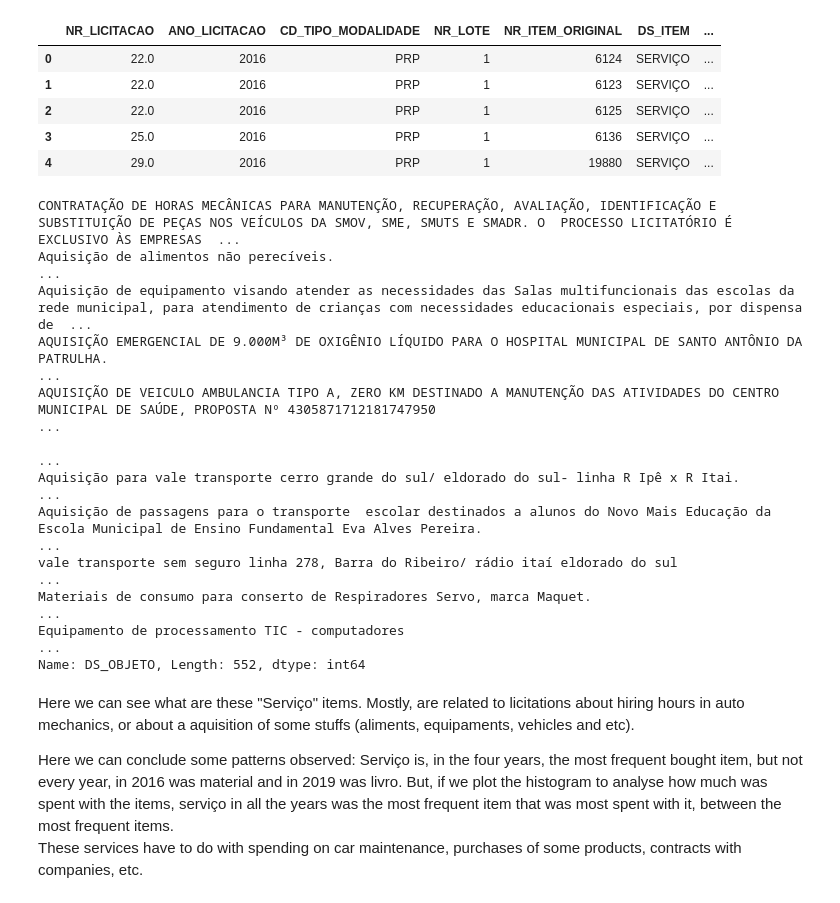
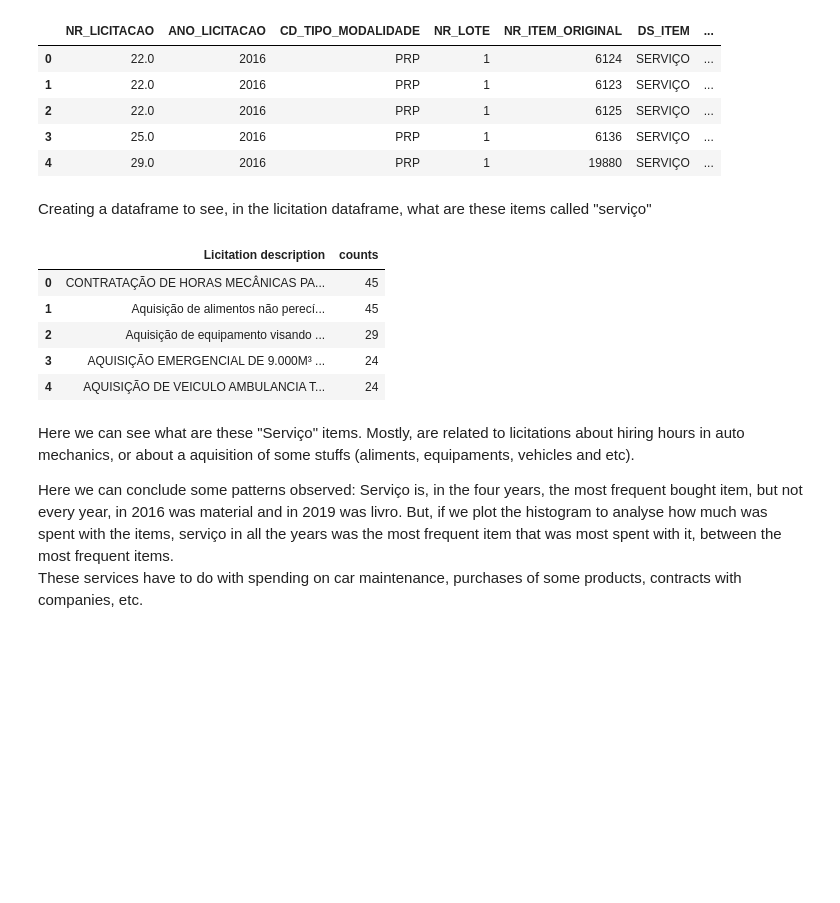
Before and after one commit to bernardocecchetto/teste-tecnico-data-sciencie-brigade, a Jupyter notebook: analysis.ipynb, the cells around one changed output. Drawn from its saved outputs; the diff is of its cells as text; code cells hidden in the pictures; blank space fills up the shorter version.

```diff
--- a/analysis.ipynb
+++ b/analysis.ipynb
@@ -203,21 +204,19 @@ merge_servico_licit.head()
 | 2 | 22.0 | 2016 | PRP | 1 | 6125 | SERVIÇO | ... |
 | 3 | 25.0 | 2016 | PRP | 1 | 6136 | SERVIÇO | ... |
 | 4 | 29.0 | 2016 | PRP | 1 | 19880 | SERVIÇO | ... |
-# %%
-merge_servico_licit['DS_OBJETO'].value_counts()
-# %% [output]
-CONTRATAÇÃO DE HORAS MECÂNICAS PARA MANUTENÇÃO, RECUPERAÇÃO, AVALIAÇÃO, IDENTIFICAÇÃO E SUBSTITUIÇÃO DE PEÇAS NOS VEÍCULOS DA SMOV, SME, SMUTS E SMADR. O  PROCESSO LICITATÓRIO É EXCLUSIVO ÀS EMPRESAS  ...
-Aquisição de alimentos não perecíveis.                                                                                                                                                                   ...
-Aquisição de equipamento visando atender as necessidades das Salas multifuncionais das escolas da rede municipal, para atendimento de crianças com necessidades educacionais especiais, por dispensa de  ...
-AQUISIÇÃO EMERGENCIAL DE 9.000M³ DE OXIGÊNIO LÍQUIDO PARA O HOSPITAL MUNICIPAL DE SANTO ANTÔNIO DA PATRULHA.                                                                                             ...
-AQUISIÇÃO DE VEICULO AMBULANCIA TIPO A, ZERO KM DESTINADO A MANUTENÇÃO DAS ATIVIDADES DO CENTRO MUNICIPAL DE SAÚDE, PROPOSTA Nº 4305871712181747950                                                      ...
-                                                                                                                                                                                                         ...
-Aquisição para vale transporte cerro grande do sul/ eldorado do sul- linha R Ipê x R Itai.                                                                                                               ...
-Aquisição de passagens para o transporte  escolar destinados a alunos do Novo Mais Educação da Escola Municipal de Ensino Fundamental Eva Alves Pereira.                                                 ...
-vale transporte sem seguro linha 278, Barra do Ribeiro/ rádio itaí eldorado do sul                                                                                                                       ...
-Materiais de consumo para conserto de Respiradores Servo, marca Maquet.                                                                                                                                  ...
-Equipamento de processamento TIC - computadores                                                                                                                                                          ...
-Name: DS_OBJETO, Length: 552, dtype: int64
+# %% [markdown]
+Creating a dataframe to see, in the licitation dataframe, what are these items called "serviço"
+# %%
+dict_servico_licit = {'Licitation description':merge_servico_licit['DS_OBJETO'].value_counts().keys(), 'counts':merge_servico_licit['DS_OBJETO'].value_counts().values}
+df_servico_licit = pd.DataFrame(dict_servico_licit)
+df_servico_licit.head()
+# %% [output]
+|  | Licitation description | counts |
+| 0 | CONTRATAÇÃO DE HORAS MECÂNICAS PA... | 45 |
+| 1 | Aquisição de alimentos não perecí... | 45 |
+| 2 | Aquisição de equipamento visando ... | 29 |
+| 3 | AQUISIÇÃO EMERGENCIAL DE 9.000M³ ... | 24 |
+| 4 | AQUISIÇÃO DE VEICULO AMBULANCIA T... | 24 |
 # %% [markdown]
 
 
```
Also changed, not shown: parts of 7 cells of this notebook.
